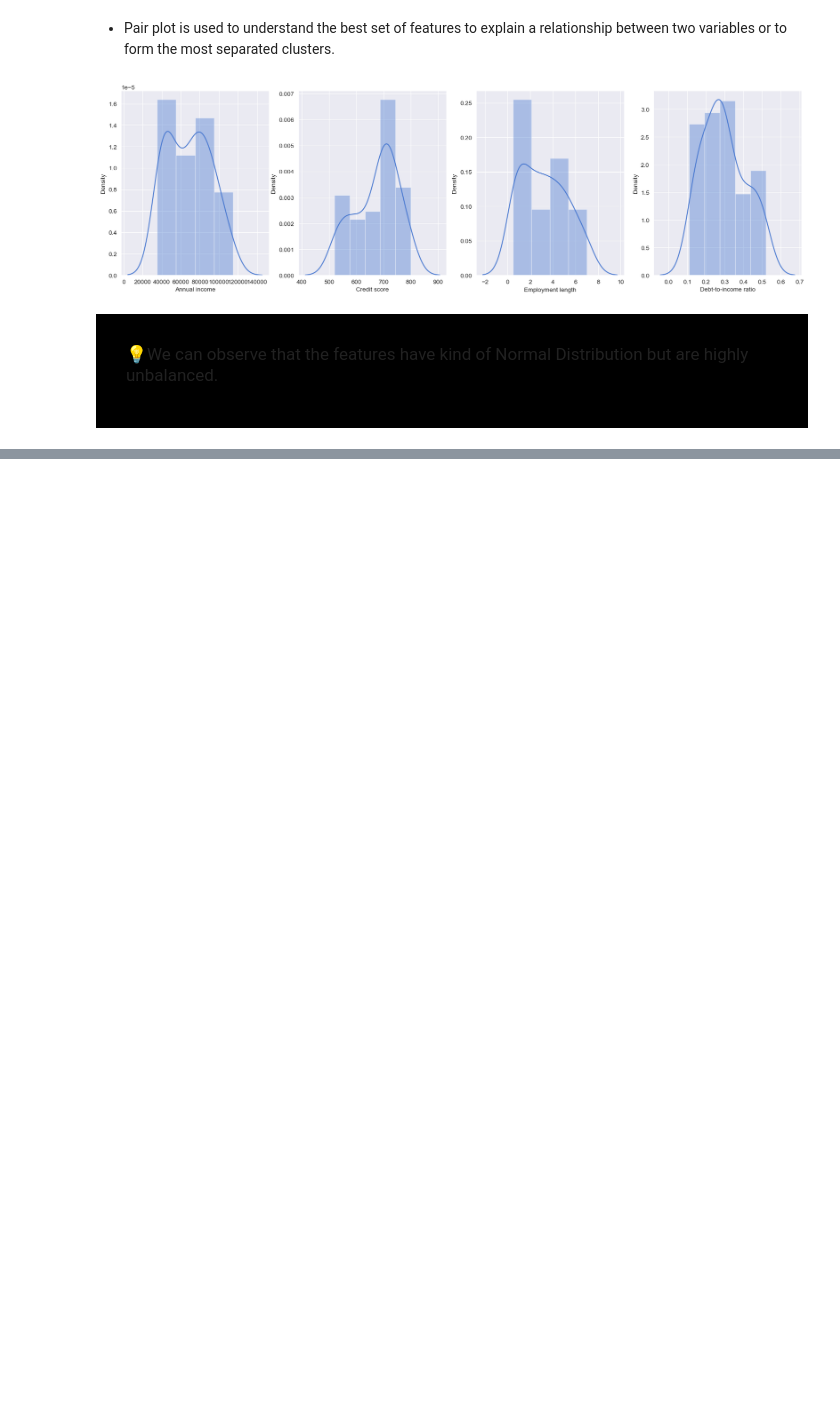
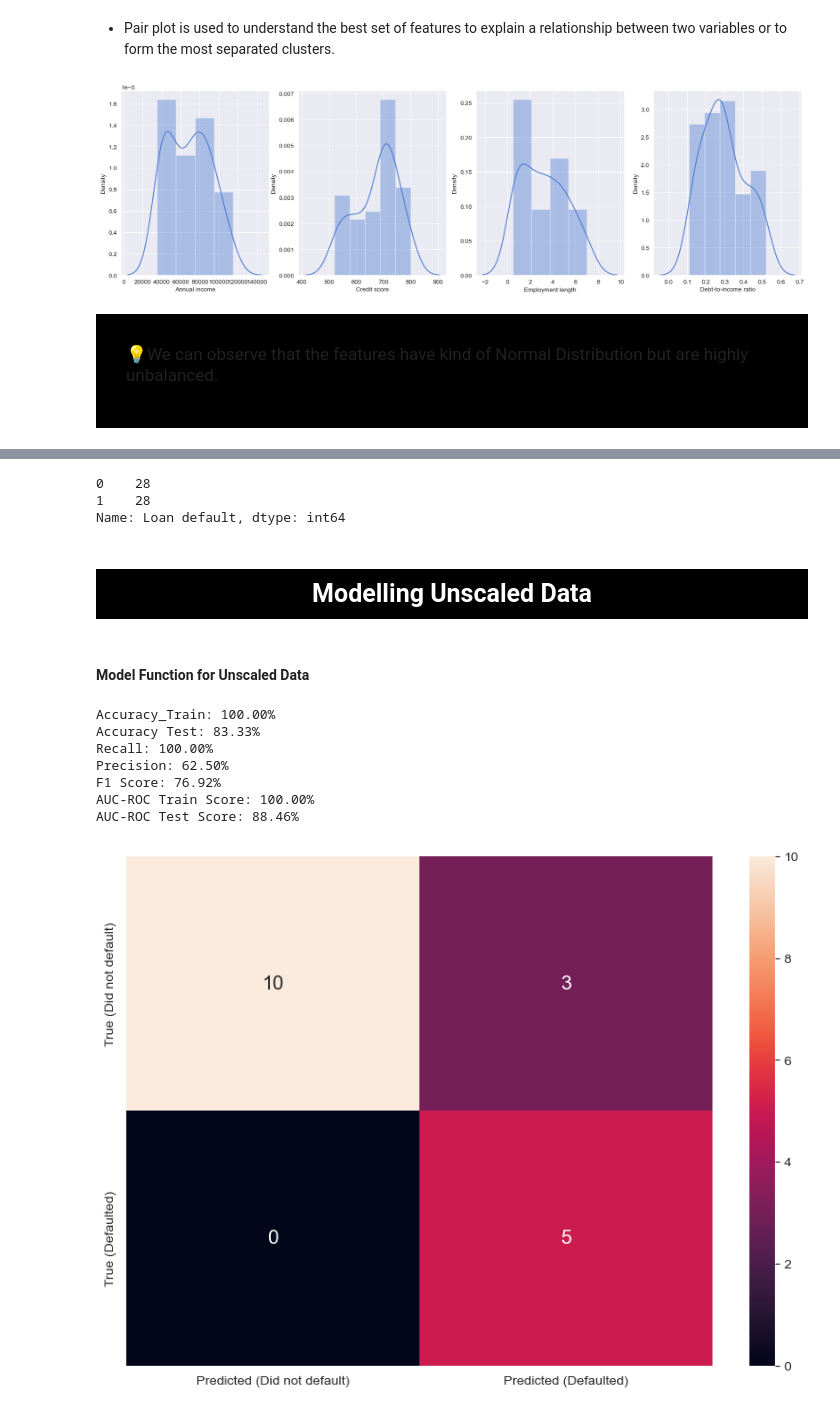
Before and after one commit to adeke910/Loan-Default, a Jupyter notebook: loan_default.ipynb, the cells around one changed output, grey strips where cells are left out. Drawn from its saved outputs; the diff is of its cells as text; code cells hidden in the pictures; blank space fills up the shorter version.

```diff
--- a/loan_default.ipynb
+++ b/loan_default.ipynb
@@ -419,0 +470,66 @@ plt.show()
+# %%
+# Checking class distribution after SMOTE
+y_resampled.value_counts()
+# %% [output]
+0    28
+1    28
+Name: Loan default, dtype: int64
+# %% [markdown]
+<a id="1.1"></a>
+<h2 style="font-family: Georgia; font-size: 25px; font-style: normal; font-weight: normal; text-align:center; display:fill; text-decoration: none; padding:10px; letter-spacing: 2px; color: white; background-color:black;"><b>Modelling Unscaled Data</h2>
+# %% [markdown]
+#### Model Function for Unscaled Data
+# %%
+Accuracy_score = []
+Recall_score = []
+Precision_score = []
+F1_score = []
+Auc_Roc_score = []
+Accuracy_score_train = []
+Auc_Roc_score_train = []
+
+
+def my_model(model):
+    model.fit(x_resampled,y_resampled)
+    y_train_pred = model.predict(x_train)
+    y_pred = model.predict(x_test)
+    accuracy_train = accuracy_score(y_train, y_train_pred)
+    accuracy = accuracy_score(y_test, y_pred)
+    print(f'Accuracy_Train: {accuracy_train*100:.2f}%')
+    print(f'Accuracy Test: {accuracy*100:.2f}%')
+    recall_train = recall_score(y_train, y_train_pred)
+    recall = recall_score(y_test,y_pred)
+    print(f'Recall: {recall*100:.2f}%')
+    precision = precision_score(y_test,y_pred)
+    print(f'Precision: {precision*100:.2f}%')
+    f1 = f1_score(y_test,y_pred)
+    print(f'F1 Score: {f1*100:.2f}%')
+    auc_roc_train = roc_auc_score(y_train,y_train_pred)
+    auc_roc = roc_auc_score(y_test,y_pred)
+    print(f'AUC-ROC Train Score: {auc_roc_train*100:.2f}%')
+    print(f'AUC-ROC Test Score: {auc_roc*100:.2f}%')
+    Accuracy_score.append(accuracy*100)
+    Recall_score.append(recall*100)
+    Precision_score.append(precision*100)
+    F1_score.append(f1*100)
+    Auc_Roc_score.append(auc_roc*100)
+    Accuracy_score_train.append(accuracy_train*100)
+    Auc_Roc_score_train.append(auc_roc_train*100)
+    cm = confusion_matrix(y_test, y_pred)
+    df_cm = pd.DataFrame(cm, index=['True (Did not default)', 'True (Defaulted)'],
+                         columns=['Predicted (Did not default)', 'Predicted (Defaulted)'])
+    fig, ax = plt.subplots(figsize=(10,7))
+    ax = sns.heatmap(df_cm, annot=True,fmt='d', annot_kws={"size": 15})
+
+    return model
+# %%
+LOG_MODEL = my_model(LogisticRegression())
+# %% [output]
+Accuracy_Train: 100.00%
+Accuracy Test: 83.33%
+Recall: 100.00%
+Precision: 62.50%
+F1 Score: 76.92%
+AUC-ROC Train Score: 100.00%
+AUC-ROC Test Score: 88.46%
+[figure, added]
```
Also changed, not shown: parts of 58 cells of this notebook, 6 other files.
